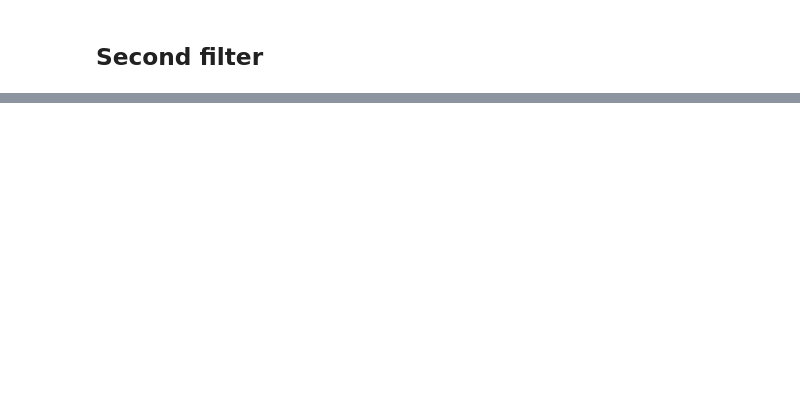
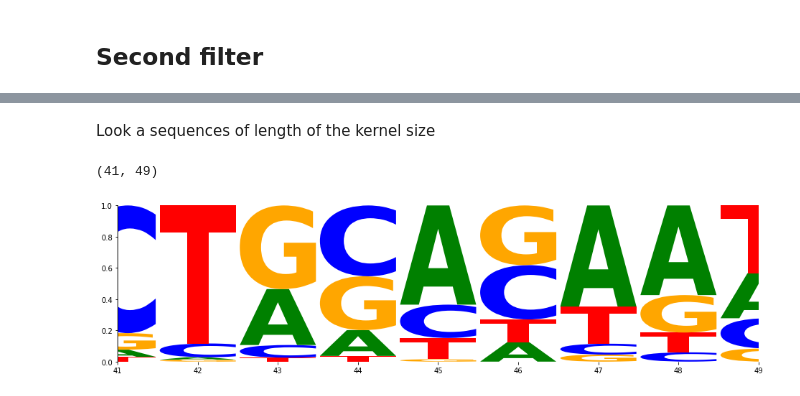
Before and after one commit to carrascomj/drastic, a Jupyter notebook: notebooks/logos.ipynb, the cells around one changed output, grey strips where cells are left out. Cells and saved outputs as stored; diff of their text form; code cells hidden in the pictures; blank space fills up the shorter version.

Commit message:
docs: clean and add 8 size logos

```diff
--- a/notebooks/logos.ipynb
+++ b/notebooks/logos.ipynb
@@ -85,0 +79,22 @@ fig = recreate_logo(opt2)
+# %% [markdown]
+Look a sequences of length of the kernel size
+# %%
+import pandas as pd
+import numpy as np
+import logomaker
+
+im_as_var = opt2
+df = pd.DataFrame(
+    im_as_var[0].detach().numpy(), columns=["A", "G", "T", "C"]
+)
+# apply softmax to retrieve stochastic vectors
+df = df.apply(lambda x: np.exp(x) / np.sum(np.exp(x)), axis=1)
+
+fig, ax = plt.subplots(1, 1)
+nn_logo = logomaker.Logo(df, ax=ax)
+nn_logo.style_spines(visible=False)
+nn_logo.style_spines(spines=["left"], visible=True, bounds=[0, 1])
+nn_logo.ax.set_xlim([41,49])
+# %% [output]
+(41, 49)
+[figure, added]
```
Also changed, not shown: parts of 5 cells of this notebook.
